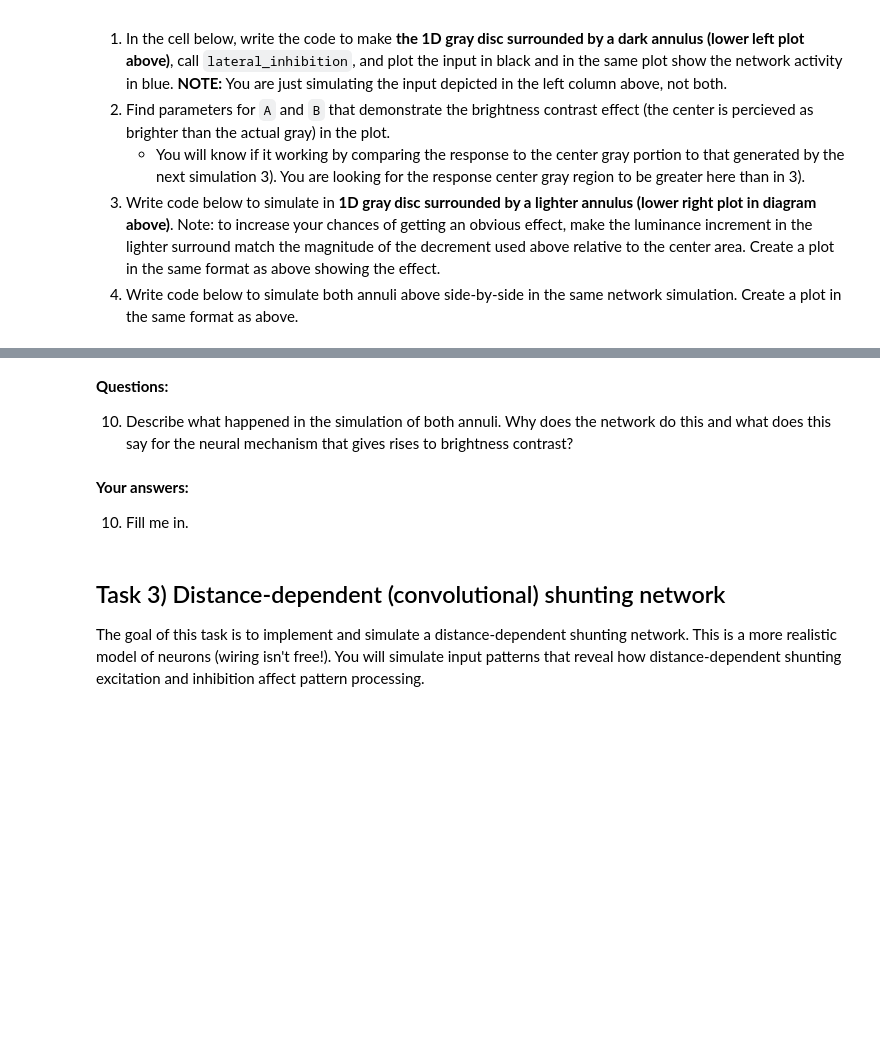
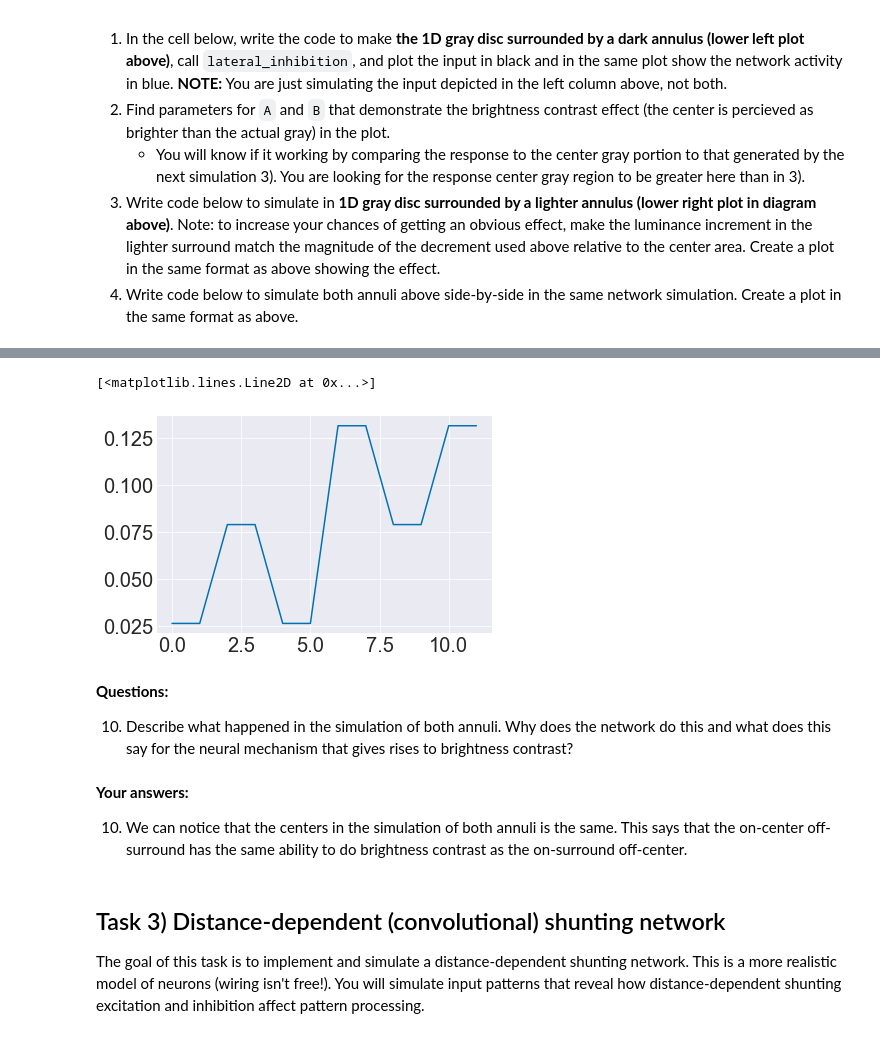
Before and after one commit to ejseal21/Computational-Neuroscience, a Jupyter notebook: Project3/CompNets.ipynb, the cells around one changed output, grey strips where cells are left out. Cells and saved outputs as stored; diff of their text form; code cells hidden in the pictures; blank space fills up the shorter version.

```diff
--- a/Project3/CompNets.ipynb
+++ b/Project3/CompNets.ipynb
@@ -344,11 +343,17 @@ plt.plot(net_acts2[-1])
+# %%
+net_acts3 = competitive_nets.lateral_inhibition(np.concatenate((np.array(y1),np.array(y2))), A=1, B=1, t_max = 3, dt = .001)
+plt.plot(net_acts3[-1])
+# %% [output]
+[<matplotlib.lines.Line2D at 0x...>]
+[figure, added]
 # %% [markdown]
 **Questions:**
 
 10. Describe what happened in the simulation of both annuli. Why does the network do this and what does this say for the neural mechanism that gives rises to brightness contrast?
-# %% [markdown]
-**Your answers:**
-
-10. Fill me in.
+# %% [markdown]
+**Your answers:**
+
+10. We can notice that the centers in the simulation of both annuli is the same. This says that the on-center off-surround has the same ability to do brightness contrast as the on-surround off-center.
 # %% [markdown]
 ## Task 3) Distance-dependent (convolutional) shunting network
 
```
Also changed, not shown: parts of 4 cells of this notebook, 1 other file.
